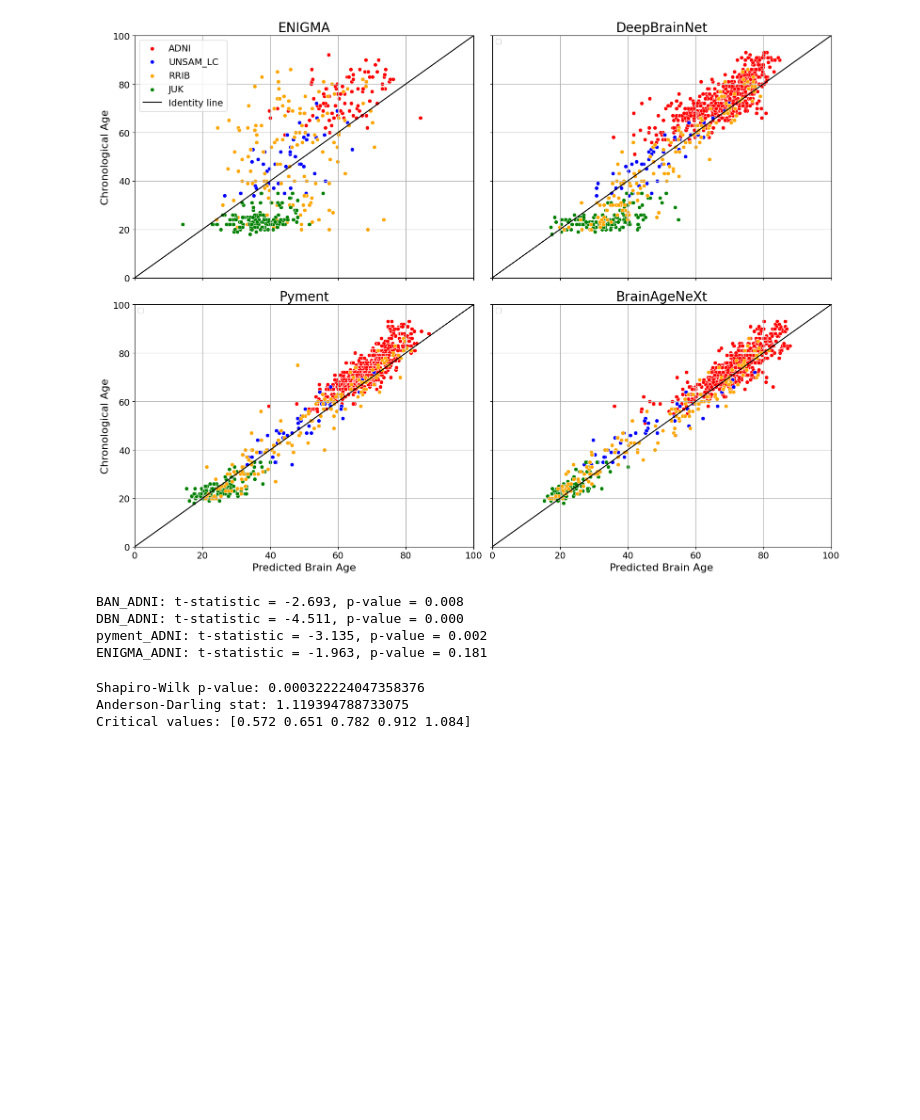
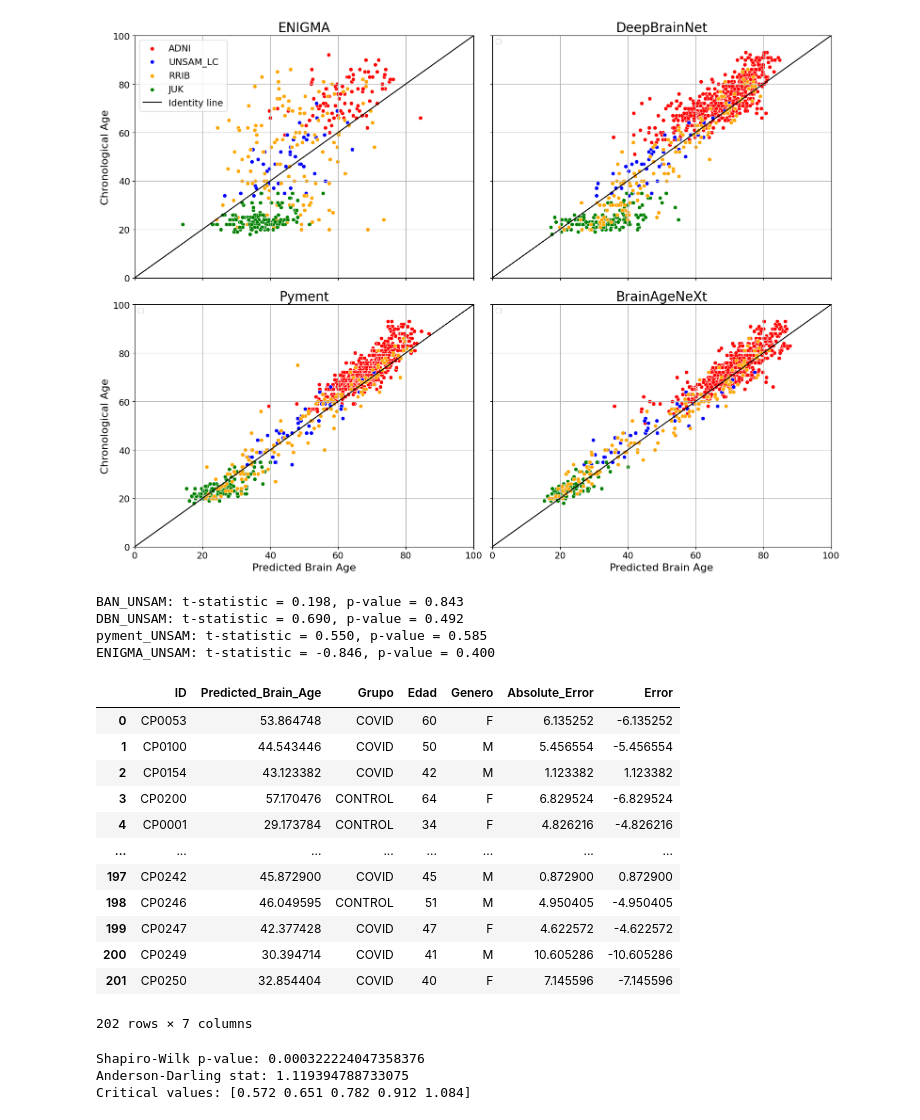
Before and after one commit to mabelzunce/brainage-models-benchmark, a Jupyter notebook: results/scatter+box.ipynb, the cells around one changed output. Drawn from its saved outputs; the diff is of its cells as text; code cells hidden in the pictures; blank space fills up the shorter version.

```diff
--- a/results/scatter+box.ipynb
+++ b/results/scatter+box.ipynb
@@ -382,38 +382,54 @@ pyment_ADNI['Group'] = pyment_ADNI['Group'].replace({'SMC': 'MCI', 'LMCI': 'MCI'
 ENIGMA_ADNI['Group'] = ENIGMA_ADNI['Group'].replace({'SMC': 'MCI', 'LMCI': 'MCI', 'EMCI': 'MCI'})
 
 def t_test_error(df, group1, group2):
-    group1_errors = df[df['Group'] == group1]['Error']
-    group2_errors = df[df['Group'] == group2]['Error']
+    group1_errors = df[df['Grupo'] == group1]['Error']
+    group2_errors = df[df['Grupo'] == group2]['Error']
     t_stat, p_value = stats.ttest_ind(group1_errors, group2_errors, equal_var=False)
     return t_stat, p_value
 
 datasets = {
-    'BAN_ADNI': BAN_ADNI,
-    #'BAN_UNSAM': BAN_UNSAM,
-    'DBN_ADNI': DBN_ADNI,
-    #'DBN_UNSAM': DBN_UNSAM,
-    'pyment_ADNI': pyment_ADNI,
-    #'pyment_UNSAM': pyment_UNSAM,
-    'ENIGMA_ADNI': ENIGMA_ADNI,
-    #'ENIGMA_UNSAM': ENIGMA_UNSAM,
+    #'BAN_ADNI': BAN_ADNI,
+    'BAN_UNSAM': BAN_UNSAM,
+    #'DBN_ADNI': DBN_ADNI,
+    'DBN_UNSAM': DBN_UNSAM,
+    #'pyment_ADNI': pyment_ADNI,
+    'pyment_UNSAM': pyment_UNSAM,
+    #'ENIGMA_ADNI': ENIGMA_ADNI,
+    'ENIGMA_UNSAM': ENIGMA_UNSAM,
 }
 
 results = {}
 for name, df in datasets.items():
     if 'ADNI' in name:
-        t_stat, p_value = t_test_error(df, 'MCI', 'AD')
-    #else:
-    #    t_stat, p_value = t_test_error(df, 'CONTROL', 'COVID')
+        t_stat, p_value = t_test_error(df, 'CN', 'MCI')
+    else:
+        t_stat, p_value = t_test_error(df, 'CONTROL', 'COVID')
     results[name] = {'t_stat': t_stat, 'p_value': p_value}
 
 # Show results
 for name, result in results.items():
     print(f"{name}: t-statistic = {result['t_stat']:.3f}, p-value = {result['p_value']:.3f}")
 # %% [output]
-BAN_ADNI: t-statistic = -2.693, p-value = 0.008
-DBN_ADNI: t-statistic = -4.511, p-value = 0.000
-pyment_ADNI: t-statistic = -3.135, p-value = 0.002
-ENIGMA_ADNI: t-statistic = -1.963, p-value = 0.181
+BAN_UNSAM: t-statistic = 0.198, p-value = 0.843
+DBN_UNSAM: t-statistic = 0.690, p-value = 0.492
+pyment_UNSAM: t-statistic = 0.550, p-value = 0.585
+ENIGMA_UNSAM: t-statistic = -0.846, p-value = 0.400
+# %%
+BAN_UNSAM
+# %% [output]
+|  | ID | Predicted_Brain_Age | Grupo | Edad | Genero | Absolute_Error | Error |
+| 0 | CP0053 | 53.864748 | COVID | 60 | F | 6.135252 | -6.135252 |
+| 1 | CP0100 | 44.543446 | COVID | 50 | M | 5.456554 | -5.456554 |
+| 2 | CP0154 | 43.123382 | COVID | 42 | M | 1.123382 | 1.123382 |
+| 3 | CP0200 | 57.170476 | CONTROL | 64 | F | 6.829524 | -6.829524 |
+| 4 | CP0001 | 29.173784 | CONTROL | 34 | F | 4.826216 | -4.826216 |
+| ... | ... | ... | ... | ... | ... | ... | ... |
+| 197 | CP0242 | 45.872900 | COVID | 45 | M | 0.872900 | 0.872900 |
+| 198 | CP0246 | 46.049595 | CONTROL | 51 | M | 4.950405 | -4.950405 |
+| 199 | CP0247 | 42.377428 | COVID | 47 | F | 4.622572 | -4.622572 |
+| 200 | CP0249 | 30.394714 | COVID | 41 | M | 10.605286 | -10.605286 |
+| 201 | CP0250 | 32.854404 | COVID | 40 | F | 7.145596 | -7.145596 |
+202 rows × 7 columns
 # %%
 from scipy.stats import shapiro, normaltest, anderson
 
```
Also changed, not shown: 4 other files.
